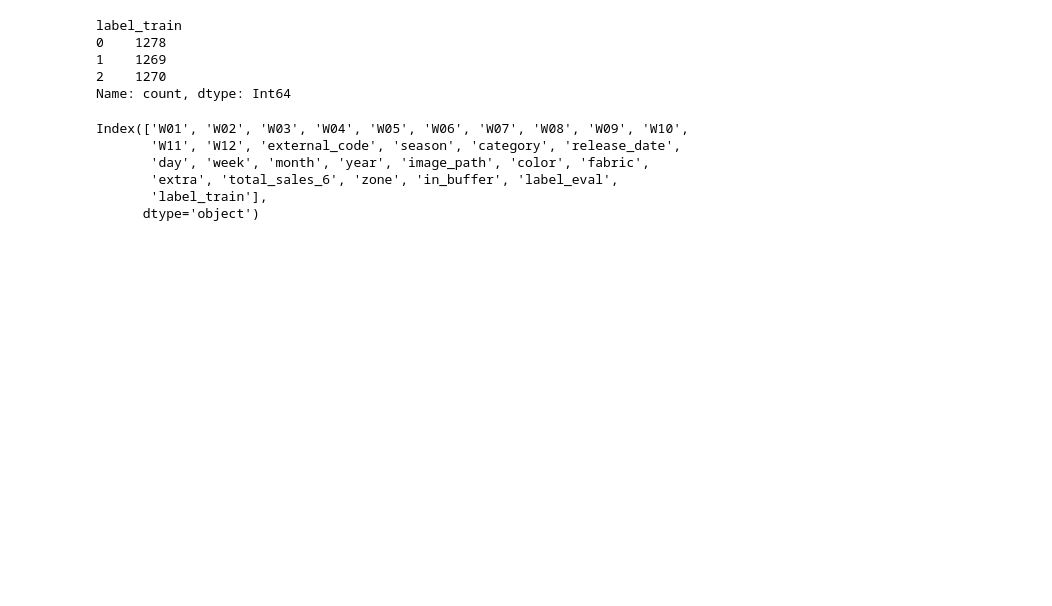
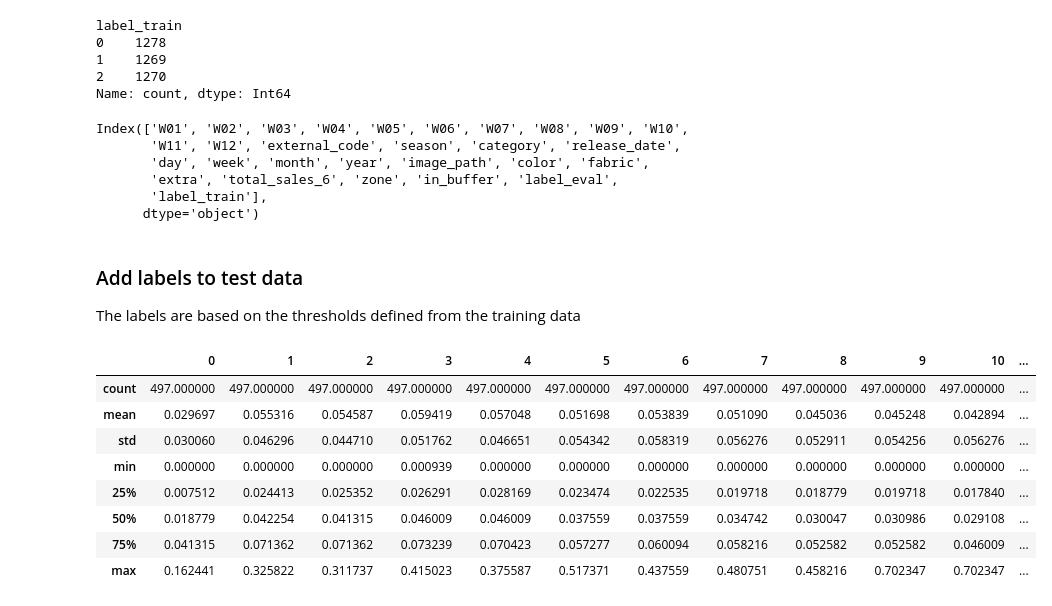
Before and after one commit to martadossantos/product-sales, a Jupyter notebook: sales.ipynb, the cells around one changed output. Cells and saved outputs as stored; diff of their text form; code cells hidden in the pictures; blank space fills up the shorter version.

```diff
--- a/sales.ipynb
+++ b/sales.ipynb
@@ -510,3 +514,20 @@ Index(['W01', 'W02', 'W03', 'W04', 'W05', 'W06', 'W07', 'W08', 'W09', 'W10',
        'extra', 'total_sales_6', 'zone', 'in_buffer', 'label_eval',
        'label_train'],
       dtype='object')
+# %% [markdown]
+### Add labels to test data
+The labels are based on the thresholds defined from the training data
+# %%
+test_with_labels = test.copy()
+
+test_with_labels
+# %% [output]
+|  | 0 | 1 | 2 | 3 | 4 | 5 | 6 | 7 | 8 | 9 | 10 | ... |
+| count | 497.000000 | 497.000000 | 497.000000 | 497.000000 | 497.000000 | 497.000000 | 497.000000 | 497.000000 | 497.000000 | 497.000000 | 497.000000 | ... |
+| mean | 0.029697 | 0.055316 | 0.054587 | 0.059419 | 0.057048 | 0.051698 | 0.053839 | 0.051090 | 0.045036 | 0.045248 | 0.042894 | ... |
+| std | 0.030060 | 0.046296 | 0.044710 | 0.051762 | 0.046651 | 0.054342 | 0.058319 | 0.056276 | 0.052911 | 0.054256 | 0.056276 | ... |
+| min | 0.000000 | 0.000000 | 0.000000 | 0.000939 | 0.000000 | 0.000000 | 0.000000 | 0.000000 | 0.000000 | 0.000000 | 0.000000 | ... |
+| 25% | 0.007512 | 0.024413 | 0.025352 | 0.026291 | 0.028169 | 0.023474 | 0.022535 | 0.019718 | 0.018779 | 0.019718 | 0.017840 | ... |
+| 50% | 0.018779 | 0.042254 | 0.041315 | 0.046009 | 0.046009 | 0.037559 | 0.037559 | 0.034742 | 0.030047 | 0.030986 | 0.029108 | ... |
+| 75% | 0.041315 | 0.071362 | 0.071362 | 0.073239 | 0.070423 | 0.057277 | 0.060094 | 0.058216 | 0.052582 | 0.052582 | 0.046009 | ... |
+| max | 0.162441 | 0.325822 | 0.311737 | 0.415023 | 0.375587 | 0.517371 | 0.437559 | 0.480751 | 0.458216 | 0.702347 | 0.702347 | ... |
```
Also changed, not shown: parts of 1 cell of this notebook, 2 other files.
